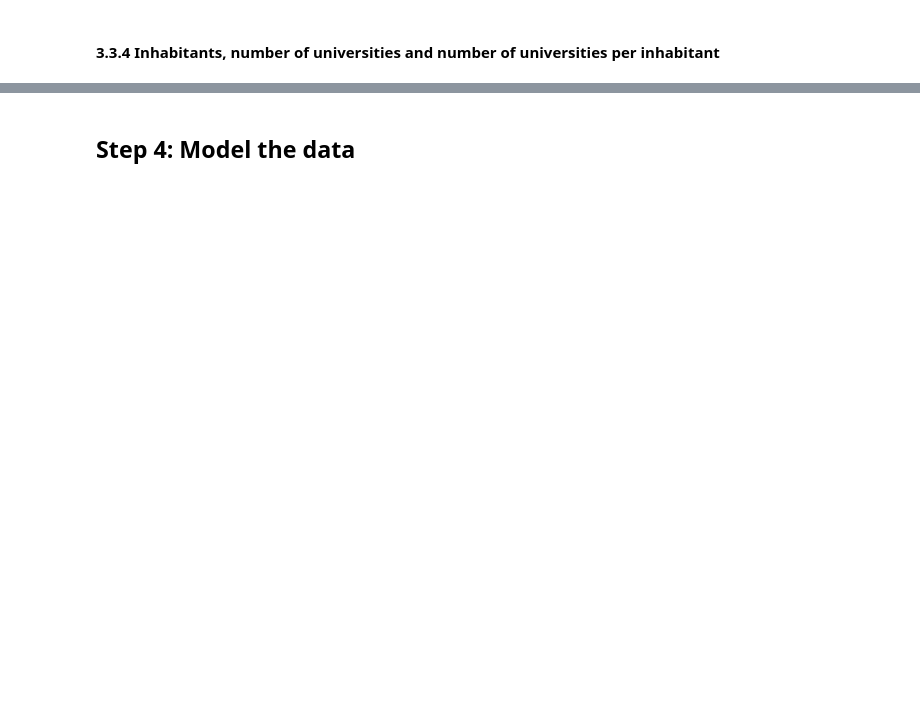
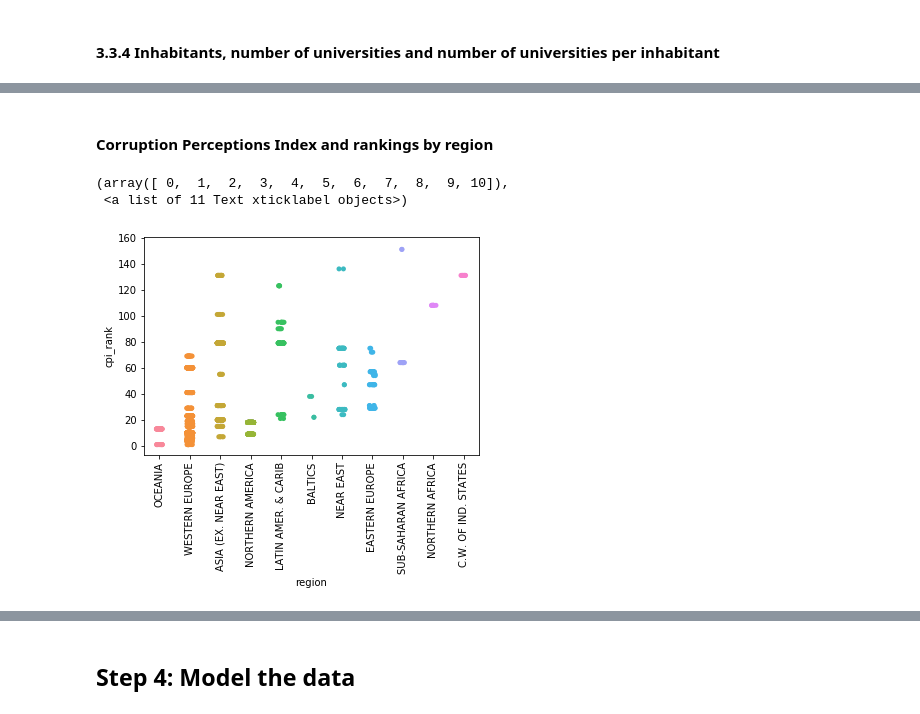
Before and after one commit to AjayvirS/uni-ranking, a Jupyter notebook: EX3_final.ipynb, the cells around one changed output, grey strips where cells are left out. Saved outputs shown, nothing was run; the diff lists cells and outputs as text; code cells hidden in the pictures; blank space fills up the shorter version.

```diff
--- a/EX3_final.ipynb
+++ b/EX3_final.ipynb
@@ -514,3 +521,5 @@ cwur_countr_reg = pd.merge(cwur_imputed, countr_reg, left_on=['country'], right_
+# %%
+cwur_cpi_reg = pd.merge(corruption_imputed, cwur_countr_reg, left_on=['year', 'country'], right_on = ['year','country'])
 # %% [markdown]
 HDI data is merged with CWUR data in the following cell
 # %%
@@ -982,0 +934,10 @@ cb.ax.tick_params(labelsize=14)
+# %% [markdown]
+#### Corruption Perceptions Index and rankings by region
+# %%
+#plot country by region and ranking
+sb.stripplot(x="region", y="cpi_rank", data=cwur_cpi_reg, jitter=True)
+plt.xticks(rotation=90)
+# %% [output]
+(array([ 0,  1,  2,  3,  4,  5,  6,  7,  8,  9, 10]),
+ <a list of 11 Text xticklabel objects>)
+[figure, added]
```
Also changed, not shown: parts of 26 cells of this notebook, 2 other files.
